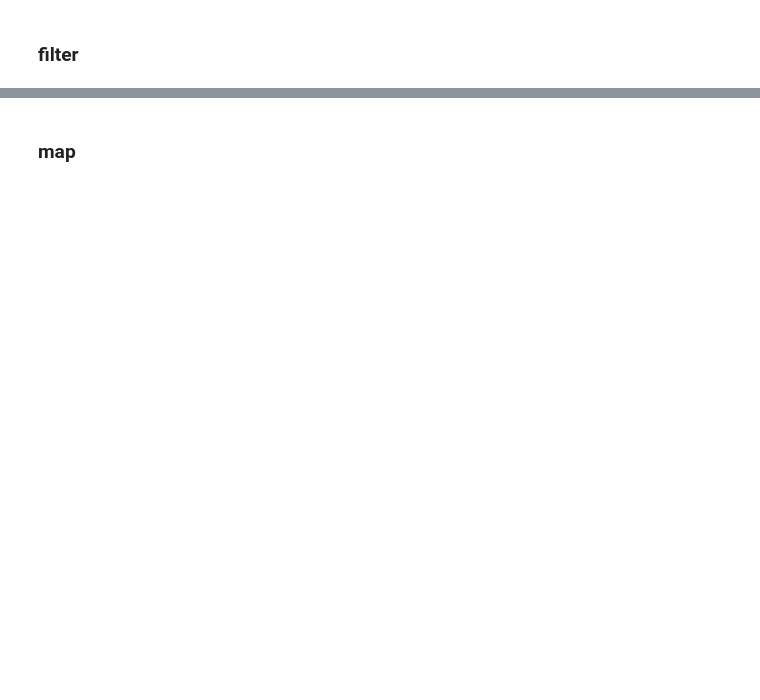
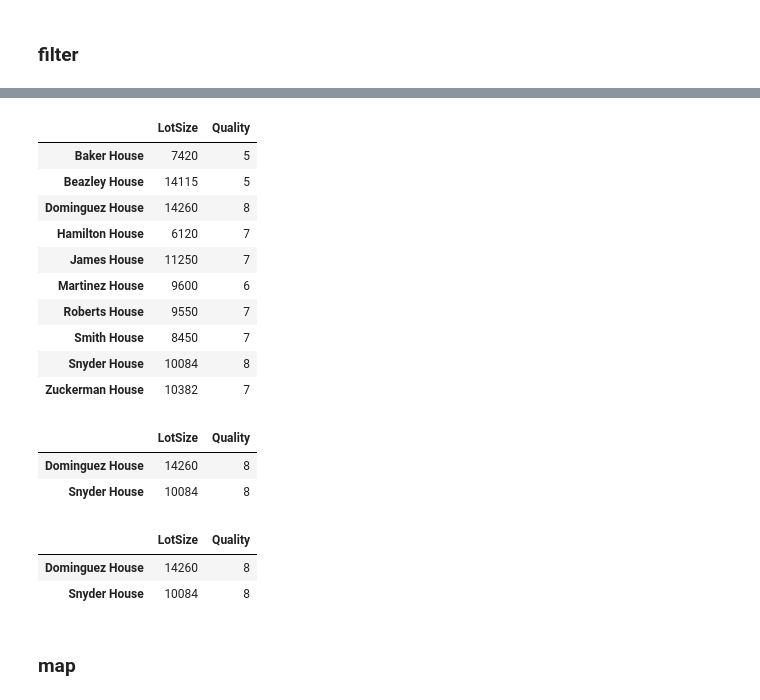
Before and after one commit to whiteboxml/teaching-ironhack-dataptmad-1910, a Jupyter notebook: week_5/pandas_intro/pandas_intro.ipynb, the cells around one changed output, grey strips where cells are left out. Drawn from its saved outputs; the diff is of its cells as text; code cells hidden in the pictures; blank space fills up the shorter version.

```diff
--- a/week_5/pandas_intro/pandas_intro.ipynb
+++ b/week_5/pandas_intro/pandas_intro.ipynb
@@ -370,2 +289,28 @@ df[df['LotSize'] > 10000]
+# %%
+df[['LotSize', 'Quality']]
+# %% [output]
+|  | LotSize | Quality |
+| Baker House | 7420 | 5 |
+| Beazley House | 14115 | 5 |
+| Dominguez House | 14260 | 8 |
+| Hamilton House | 6120 | 7 |
+| James House | 11250 | 7 |
+| Martinez House | 9600 | 6 |
+| Roberts House | 9550 | 7 |
+| Smith House | 8450 | 7 |
+| Snyder House | 10084 | 8 |
+| Zuckerman House | 10382 | 7 |
+# %%
+df[['LotSize', 'Quality']][lotsize_filter & quality_filter]
+# %% [output]
+|  | LotSize | Quality |
+| Dominguez House | 14260 | 8 |
+| Snyder House | 10084 | 8 |
+# %%
+df[lotsize_filter & quality_filter][['LotSize', 'Quality']]
+# %% [output]
+|  | LotSize | Quality |
+| Dominguez House | 14260 | 8 |
+| Snyder House | 10084 | 8 |
 # %% [markdown]
 ### map
```
Also changed, not shown: parts of 43 cells of this notebook, 10 other files.
